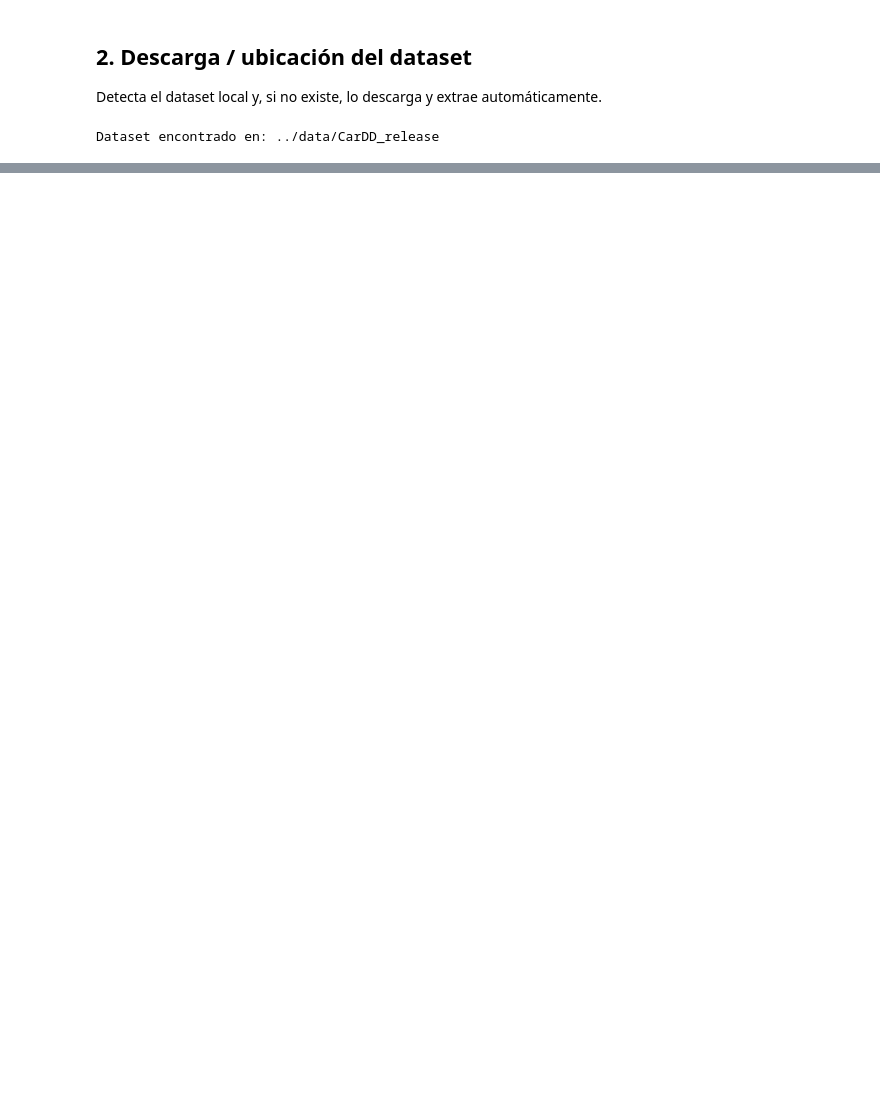
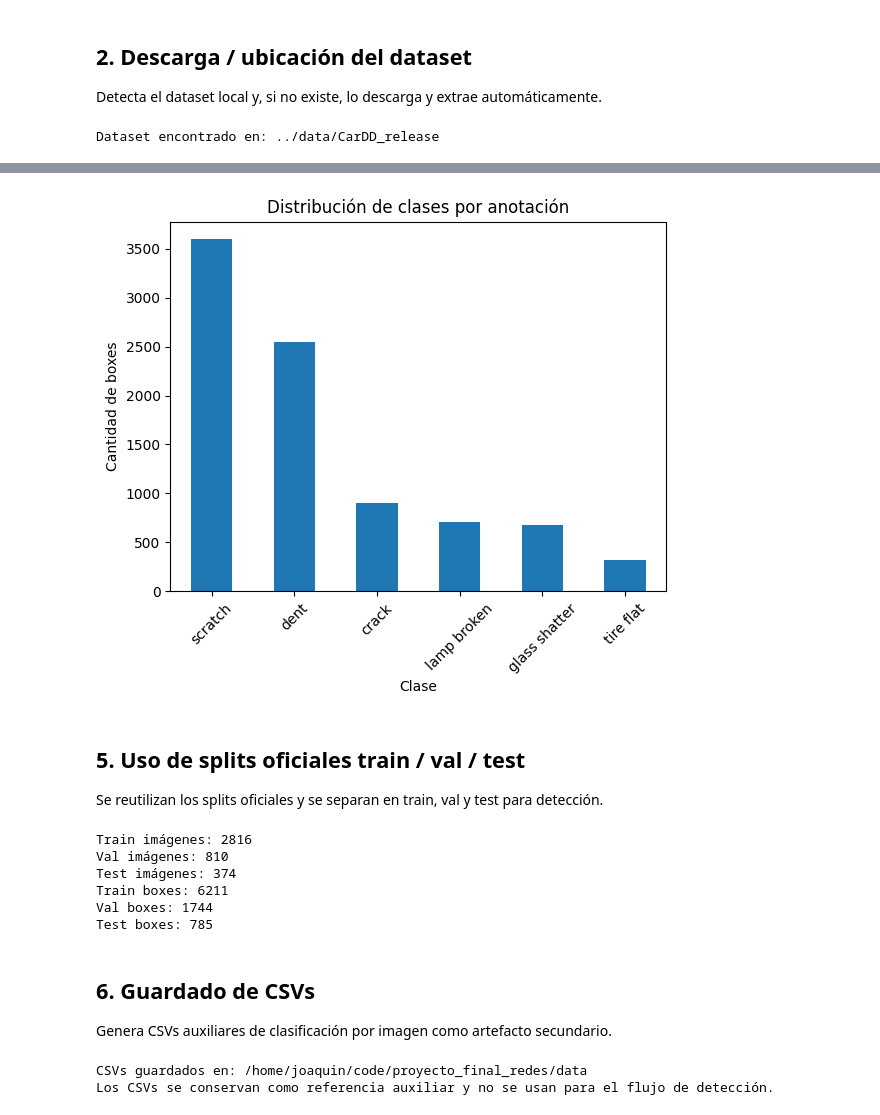
Before and after one commit to JoaquinRodriguezc/proyecto_final_redes_neuronales, a Jupyter notebook: dev/01_dataset_preparation.ipynb, the cells around one changed output, grey strips where cells are left out. Drawn from its saved outputs; the diff is of its cells as text; code cells hidden in the pictures; blank space fills up the shorter version.

Commit message:
update dataset and dataloader oriented to detection instead of just classificaction

```diff
--- a/dev/01_dataset_preparation.ipynb
+++ b/dev/01_dataset_preparation.ipynb
@@ -399,12 +162,0 @@ class CarDamageDataset(Dataset):
-# %%
-classes = sorted(train_df["label"].unique())
-class_to_idx = {
-    class_name: idx
-    for idx, class_name in enumerate(classes)
-}
-idx_to_class = {
-    idx: class_name
-    for class_name, idx in class_to_idx.items()
-}
-
-class_to_idx
@@ -541,9 +162,0 @@ def show_augmentations(dataset, index, n=6):
-# %%
-candidate_indices = [0, 10, 20, 30]
-valid_indices = [idx for idx in candidate_indices if idx < len(train_dataset)]
-
-for idx in valid_indices:
-    show_augmentations(train_dataset, index=idx, n=6)
-
-if not valid_indices:
-    print("No hay suficientes imágenes para mostrar augmentations.")
@@ -559,7 +162,0 @@ Verifica shapes, rango de valores y visualización final de un batch.
-# %%
-images, labels = next(iter(train_loader))
-
-print("Shape del batch de imágenes:", images.shape)
-print("Shape del batch de etiquetas:", labels.shape)
-print("Valor mínimo luego de normalización:", images.min().item())
-print("Valor máximo luego de normalización:", images.max().item())
@@ -596,0 +345,3 @@ show_batch(images, labels, idx_to_class, n=8)
+# %%
+box_class_counts = pd.Series(all_box_labels).value_counts().sort_values(ascending=False)
+box_class_counts
@@ -596,0 +356,49 @@ show_batch(images, labels, idx_to_class, n=8)
+# %%
+box_class_counts.plot(kind="bar")
+plt.title("Distribución de clases por anotación")
+plt.xlabel("Clase")
+plt.ylabel("Cantidad de boxes")
+plt.xticks(rotation=45)
+plt.show()
+# %% [output]
+[figure, added]
+# %% [markdown]
+## 5. Uso de splits oficiales train / val / test
+
+Se reutilizan los splits oficiales y se separan en train, val y test para detección.
+# %%
+train_records = split_records["train"]
+val_records = split_records["val"]
+test_records = split_records["test"]
+
+train_df = csv_manifest_df[csv_manifest_df["split"] == "train"][ ["image_path", "label"] ].reset_index(drop=True)
+val_df = csv_manifest_df[csv_manifest_df["split"] == "val"][ ["image_path", "label"] ].reset_index(drop=True)
+test_df = csv_manifest_df[csv_manifest_df["split"] == "test"][ ["image_path", "label"] ].reset_index(drop=True)
+
+print("Train imágenes:", len(train_records))
+print("Val imágenes:", len(val_records))
+print("Test imágenes:", len(test_records))
+print("Train boxes:", sum(len(record["boxes"]) for record in train_records))
+print("Val boxes:", sum(len(record["boxes"]) for record in val_records))
+print("Test boxes:", sum(len(record["boxes"]) for record in test_records))
+# %% [output]
+Train imágenes: 2816
+Val imágenes: 810
+Test imágenes: 374
+Train boxes: 6211
+Val boxes: 1744
+Test boxes: 785
+# %% [markdown]
+## 6. Guardado de CSVs
+
+Genera CSVs auxiliares de clasificación por imagen como artefacto secundario.
+# %%
+train_df.to_csv(DATA_DIR / "train.csv", index=False)
+val_df.to_csv(DATA_DIR / "val.csv", index=False)
+test_df.to_csv(DATA_DIR / "test.csv", index=False)
+
+print("CSVs guardados en:", DATA_DIR.resolve())
+print("Los CSVs se conservan como referencia auxiliar y no se usan para el flujo de detección.")
+# %% [output]
+CSVs guardados en: /home/joaquin/code/proyecto_final_redes/data
+Los CSVs se conservan como referencia auxiliar y no se usan para el flujo de detección.
```
Also changed, not shown: parts of 54 cells of this notebook, 2 other files.
